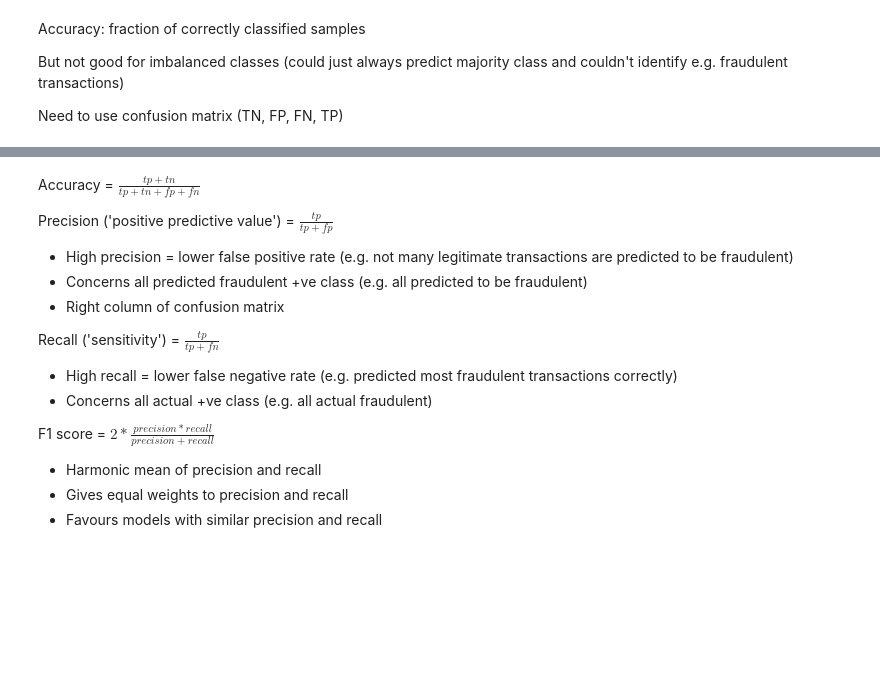
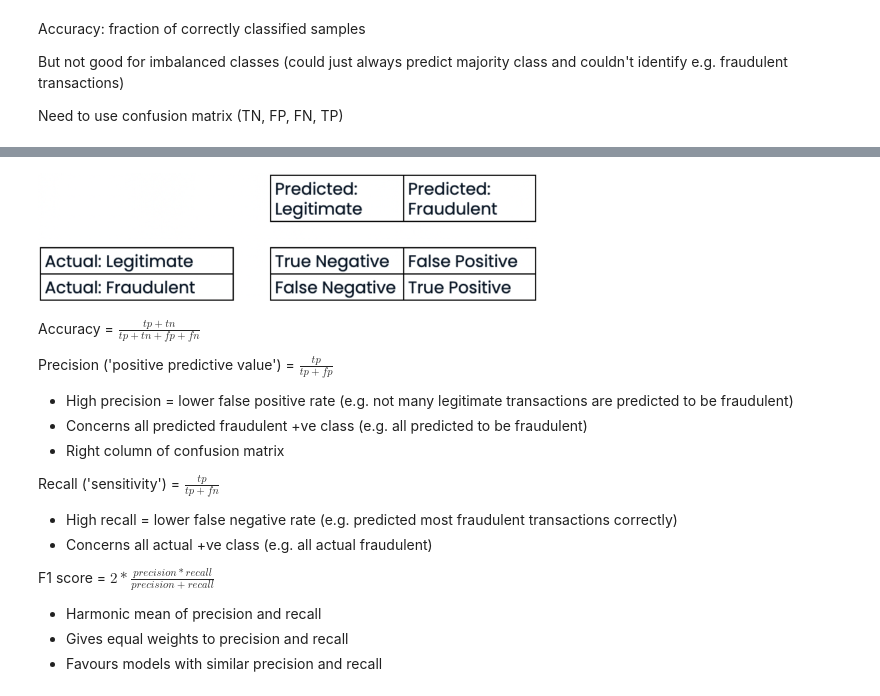
Before and after one commit to harrybaines/DataCamp-ML-Scientist-Track, a Jupyter notebook: 1. Supervised Learning with scikit-learn/3. Fine-Tuning Your Model/chapter3.ipynb, the cells around one changed output, grey strips where cells are left out. Cells and saved outputs as stored; diff of their text form; code cells hidden in the pictures; blank space fills up the shorter version.

```diff
--- a/1. Supervised Learning with scikit-learn/3. Fine-Tuning Your Model/chapter3.ipynb
+++ b/1. Supervised Learning with scikit-learn/3. Fine-Tuning Your Model/chapter3.ipynb
@@ -13,3 +11,8 @@ Need to use confusion matrix (TN, FP, FN, TP)
+# %%
+from IPython.display import Image
+Image(filename='images/cf.png', width=500)
+# %% [output]
+[figure, added]
 # %% [markdown]
 Accuracy = $\frac{tp+tn}{tp+tn+fp+fn}$
 
```
Also changed, not shown: parts of 1 cell of this notebook, 12 other files.
